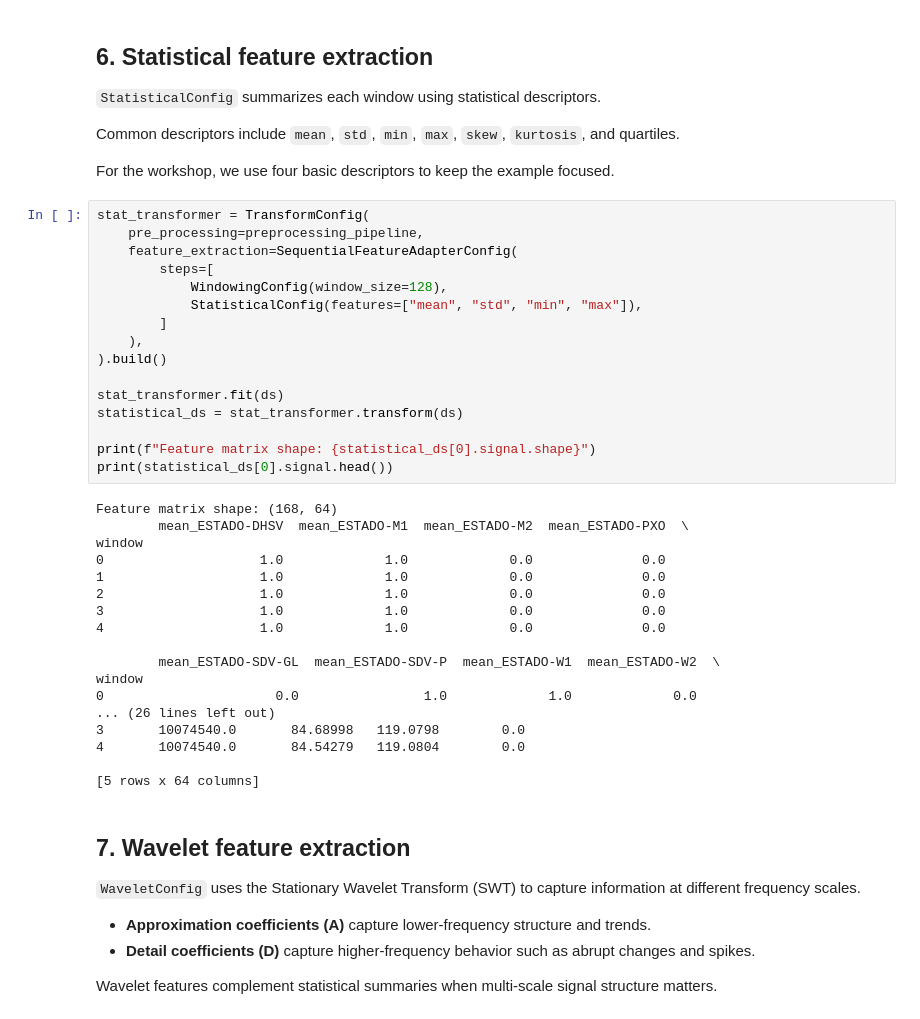
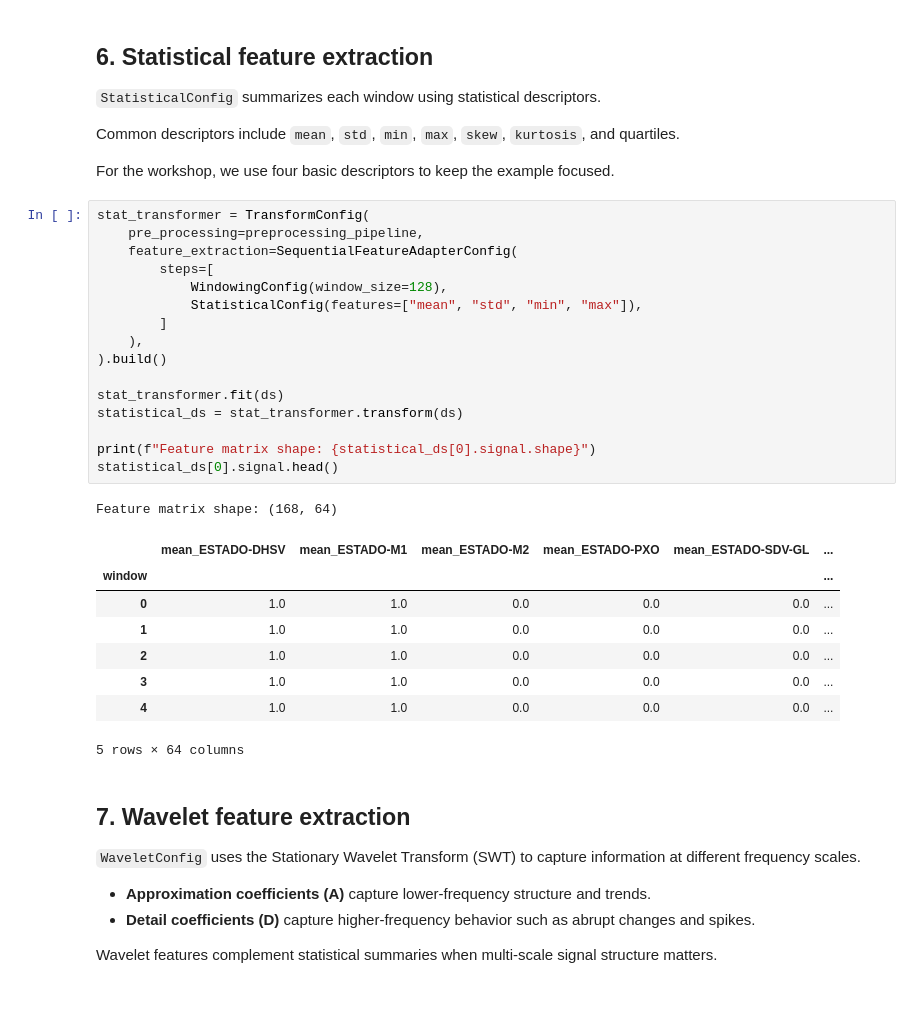
Before and after one commit to rafaelpadilla/3W, a Jupyter notebook: resources/workshop_2026/7_feature_extraction.ipynb, the cells around one changed output. Saved outputs shown, nothing was run; the diff lists cells and outputs as text.

```diff
--- a/resources/workshop_2026/7_feature_extraction.ipynb
+++ b/resources/workshop_2026/7_feature_extraction.ipynb
@@ -256,37 +236,29 @@ For the workshop, we use four basic descriptors to keep the example focused.
 # %%
 stat_transformer = TransformConfig(
     pre_processing=preprocessing_pipeline,
     feature_extraction=SequentialFeatureAdapterConfig(
         steps=[
             WindowingConfig(window_size=128),
             StatisticalConfig(features=["mean", "std", "min", "max"]),
         ]
     ),
 ).build()
 
 stat_transformer.fit(ds)
 statistical_ds = stat_transformer.transform(ds)
 
 print(f"Feature matrix shape: {statistical_ds[0].signal.shape}")
-print(statistical_ds[0].signal.head())
+statistical_ds[0].signal.head()
 # %% [output]
 Feature matrix shape: (168, 64)
-        mean_ESTADO-DHSV  mean_ESTADO-M1  mean_ESTADO-M2  mean_ESTADO-PXO  \
-window
-0                    1.0             1.0             0.0              0.0
-1                    1.0             1.0             0.0              0.0
-2                    1.0             1.0             0.0              0.0
-3                    1.0             1.0             0.0              0.0
-4                    1.0             1.0             0.0              0.0
-
-        mean_ESTADO-SDV-GL  mean_ESTADO-SDV-P  mean_ESTADO-W1  mean_ESTADO-W2  \
-window
-0                      0.0                1.0             1.0             0.0
-... (26 lines left out)
-3       10074540.0       84.68998   119.0798        0.0
-4       10074540.0       84.54279   119.0804        0.0
-
-[5 rows x 64 columns]
+|  | mean_ESTADO-DHSV | mean_ESTADO-M1 | mean_ESTADO-M2 | mean_ESTADO-PXO | mean_ESTADO-SDV-GL | ... |
+| window |  |  |  |  |  | ... |
+| 0 | 1.0 | 1.0 | 0.0 | 0.0 | 0.0 | ... |
+| 1 | 1.0 | 1.0 | 0.0 | 0.0 | 0.0 | ... |
+| 2 | 1.0 | 1.0 | 0.0 | 0.0 | 0.0 | ... |
+| 3 | 1.0 | 1.0 | 0.0 | 0.0 | 0.0 | ... |
+| 4 | 1.0 | 1.0 | 0.0 | 0.0 | 0.0 | ... |
+5 rows × 64 columns
 # %% [markdown]
 ## 7. Wavelet feature extraction <a id="wavelet-feat"></a>
 
```
Also changed, not shown: parts of 6 cells of this notebook.
